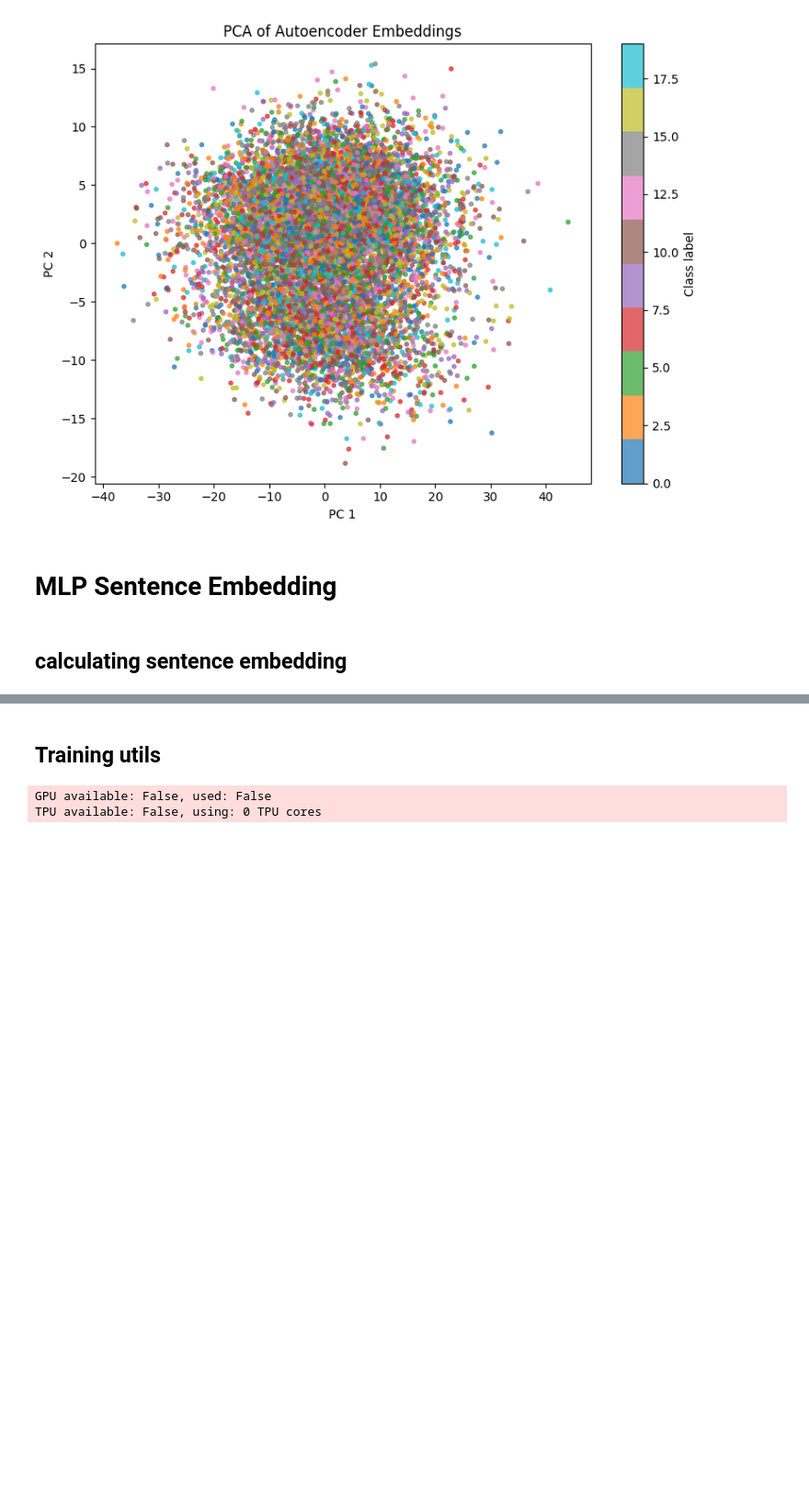
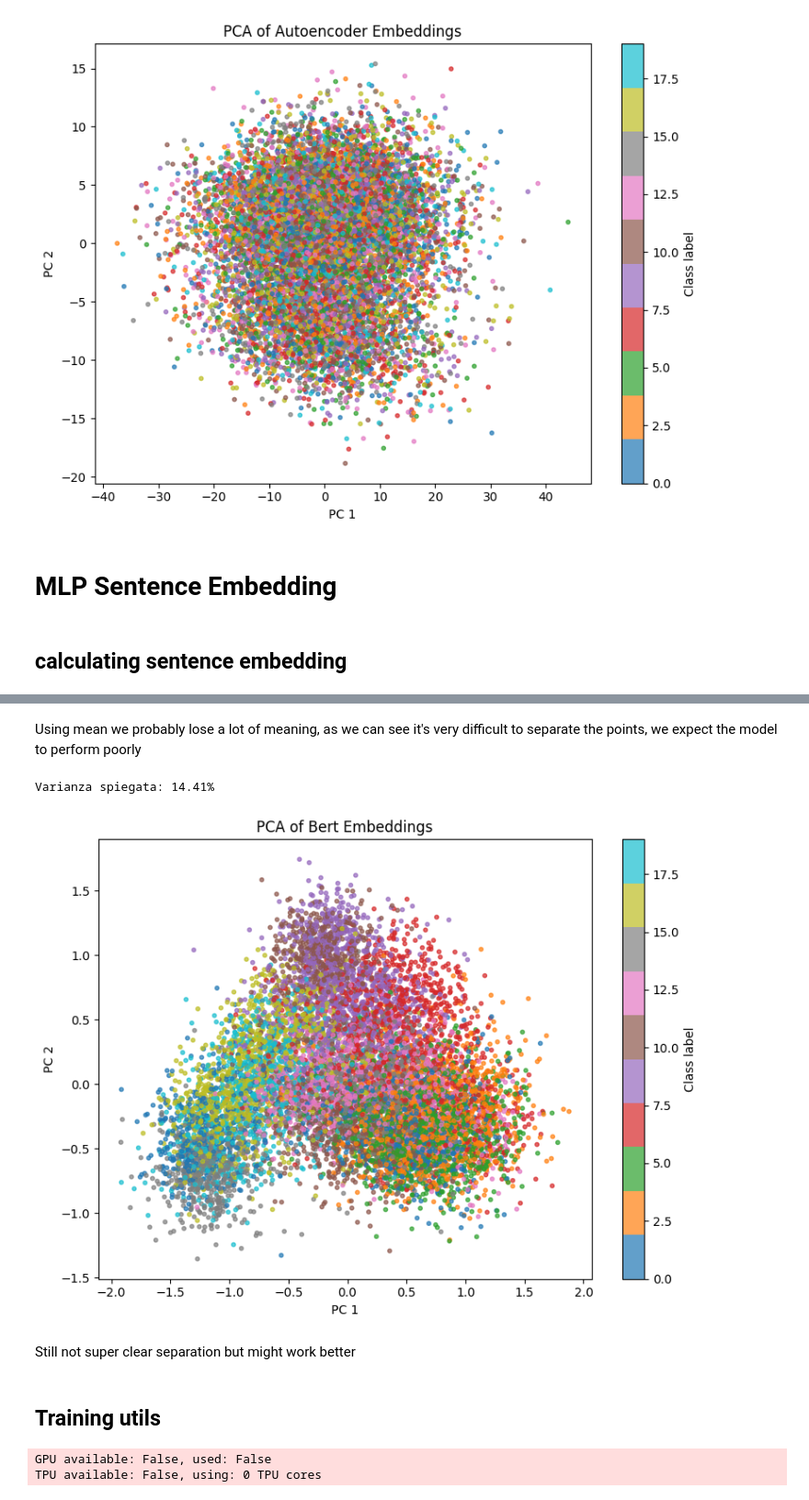
Before and after one commit to tommasosenatori/nlp_competition, a Jupyter notebook: competition.ipynb, the cells around one changed output, grey strips where cells are left out. Shown at 92% size. Cells and saved outputs as stored; diff of their text form; code cells hidden in the pictures; blank space fills up the shorter version.

```diff
--- a/competition.ipynb
+++ b/competition.ipynb
@@ -1155 +1156,3 @@ from gensim.models import FastText
+# %%
+sentence_embedder = SentenceTransformer('paraphrase-multilingual-MiniLM-L12-v2')
 # %%
@@ -1198,3 +1206,33 @@ Varianza spiegata: 93.41%
+# %% [markdown]
+Using mean we probably lose a lot of meaning, as we can see it's very difficult to separate the points, we expect the model to perform poorly
+# %%
+
+
+y = y_train
+
+# --- PCA a 2 componenti ---
+pca = PCA(n_components=3)
+X_pca = pca.fit_transform(X_train_embedded_bert)
+
+print(f"Varianza spiegata: {pca.explained_variance_ratio_.sum()*100:.2f}%")
+
+# --- Plot 2D ---
+plt.figure(figsize=(8,6))
+scatter = plt.scatter(
+    X_pca[:, 0], X_pca[:, 1],
+    c=y, cmap="tab10", s=10, alpha=0.7
+)
+plt.colorbar(scatter, label="Class label")
+plt.title("PCA of Bert Embeddings")
+plt.xlabel("PC 1")
+plt.ylabel("PC 2")
+plt.tight_layout()
+plt.show()
+# %% [output]
+Varianza spiegata: 14.41%
+[figure, added]
+# %% [markdown]
+Still not super clear separation but might work better
 # %% [markdown]
 ## Training utils
 # %%
```
Also changed, not shown: parts of 13 cells of this notebook.
